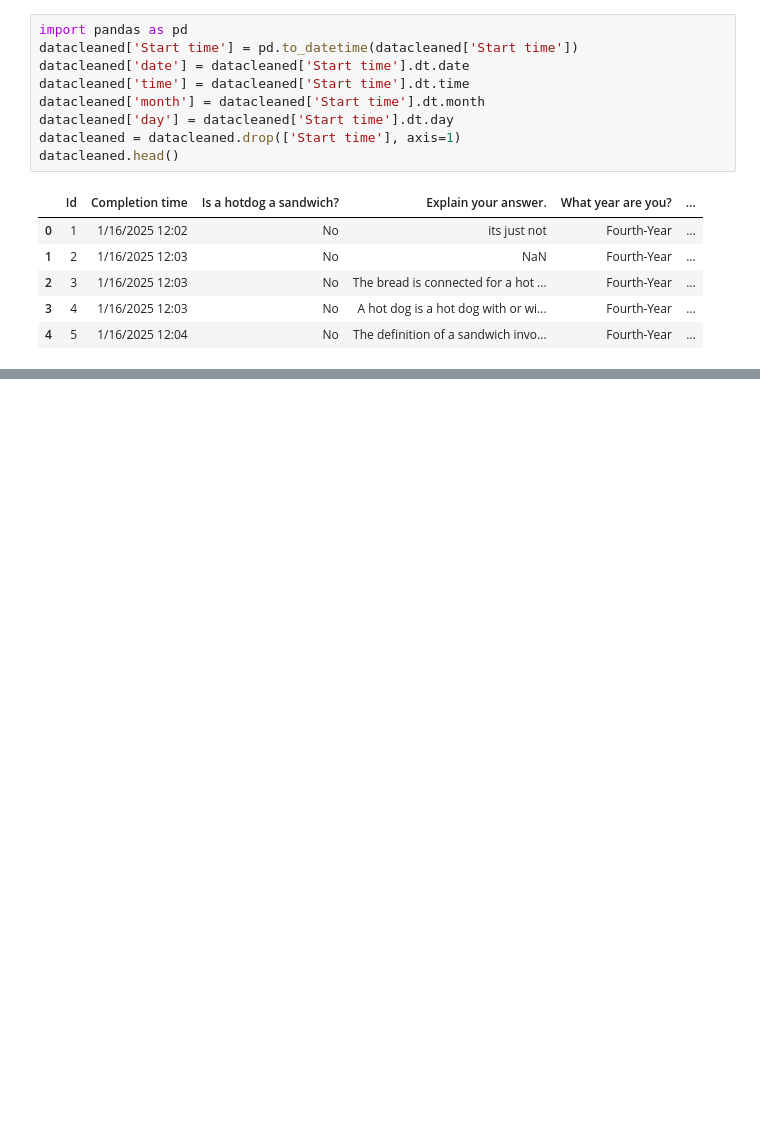
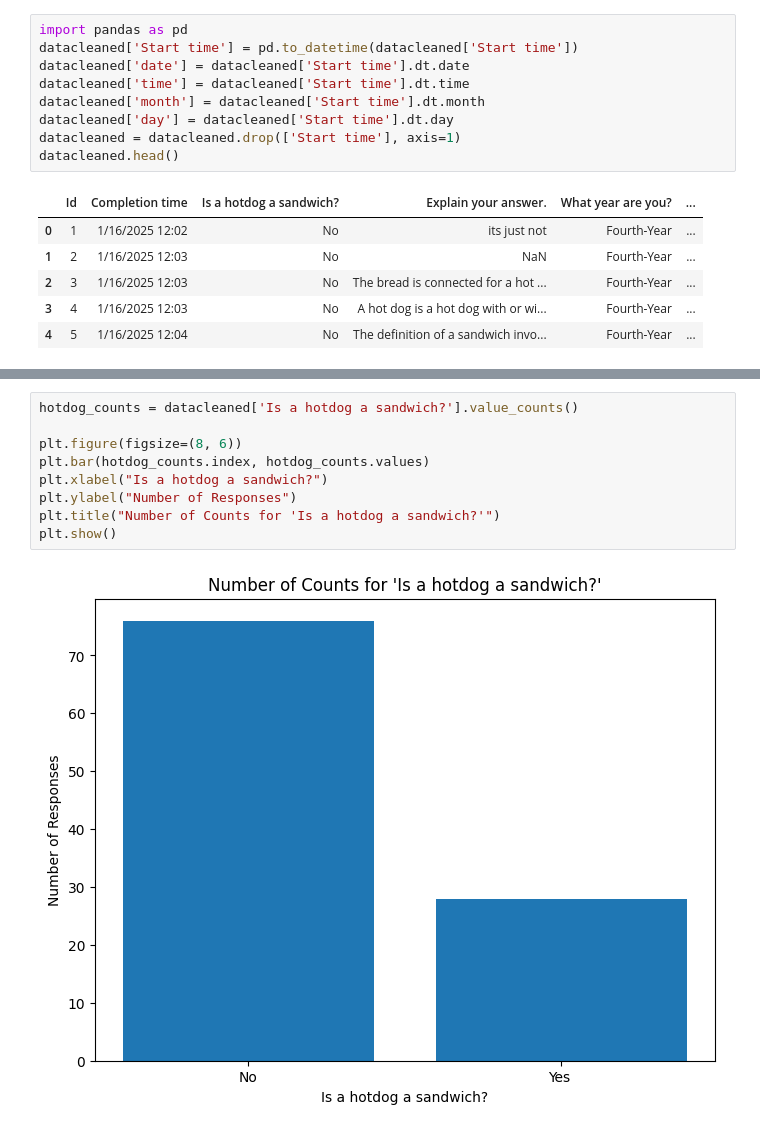
Before and after one commit to rixprakash/DS-4002, a Jupyter notebook: hot-dog-survey-data/RixHotDog.ipynb, the cells around one changed output, grey strips where cells are left out. Drawn from its saved outputs; the diff is of its cells as text; blank space fills up the shorter version.

```diff
--- a/hot-dog-survey-data/RixHotDog.ipynb
+++ b/hot-dog-survey-data/RixHotDog.ipynb
@@ -61,3 +62,14 @@ plt.grid(True)
 plt.show()
 # %% [output]
 [figure]
+# %%
+hotdog_counts = datacleaned['Is a hotdog a sandwich?'].value_counts()
+
+plt.figure(figsize=(8, 6))
+plt.bar(hotdog_counts.index, hotdog_counts.values)
+plt.xlabel("Is a hotdog a sandwich?")
+plt.ylabel("Number of Responses")
+plt.title("Number of Counts for 'Is a hotdog a sandwich?'")
+plt.show()
+# %% [output]
+[figure, added]
```
Also changed, not shown: parts of 1 cell of this notebook.
